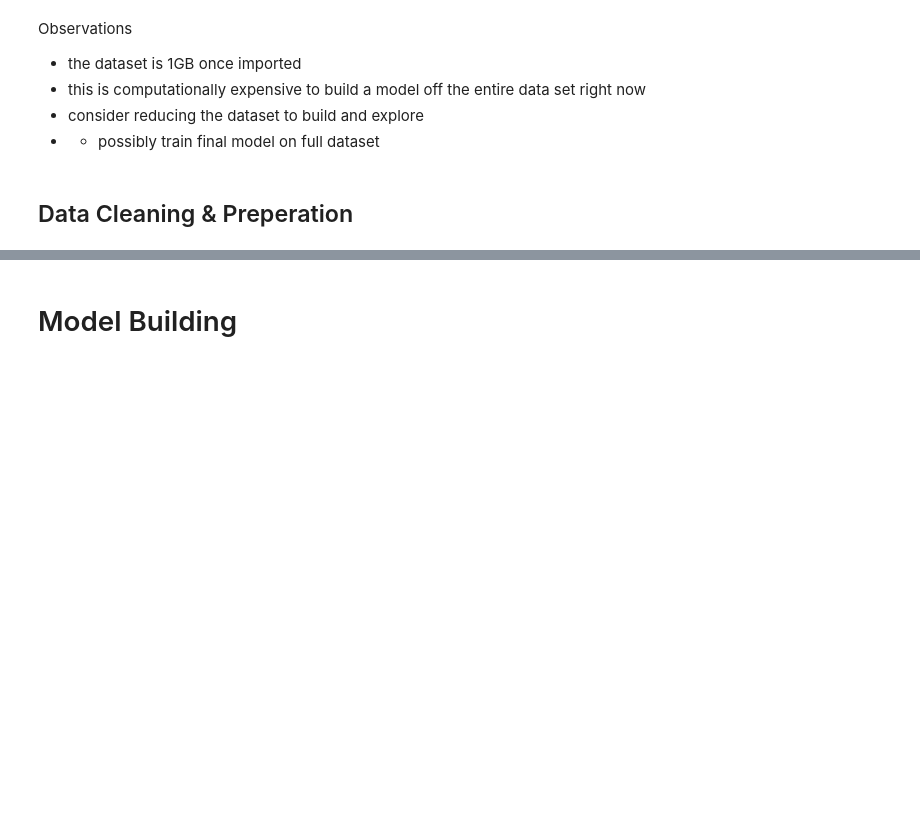
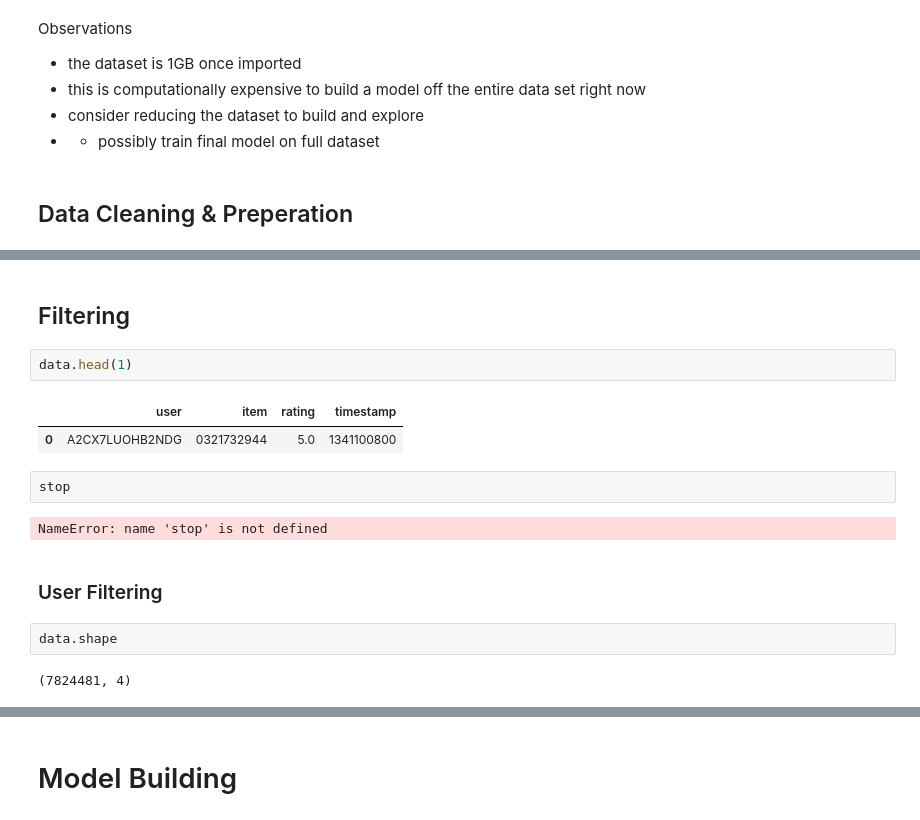
Before and after one commit to lukalacious/RecSys-Amazon, a Jupyter notebook: rec_sys_amazon.ipynb, the cells around one changed output, grey strips where cells are left out. Saved outputs shown, nothing was run; the diff lists cells and outputs as text; blank space fills up the shorter version.

```diff
--- a/rec_sys_amazon.ipynb
+++ b/rec_sys_amazon.ipynb
@@ -512,0 +221,17 @@ data_cleaned_2.shape
+# %% [markdown]
+## Filtering
+# %%
+data.head(1)
+# %% [output]
+|  | user | item | rating | timestamp |
+| 0 | A2CX7LUOHB2NDG | 0321732944 | 5.0 | 1341100800 |
+# %%
+stop
+# %% [output]
+NameError: name 'stop' is not defined
+# %% [markdown]
+### User Filtering
+# %%
+data.shape
+# %% [output]
+(7824481, 4)
```
Also changed, not shown: parts of 48 cells of this notebook, 6 other files.
